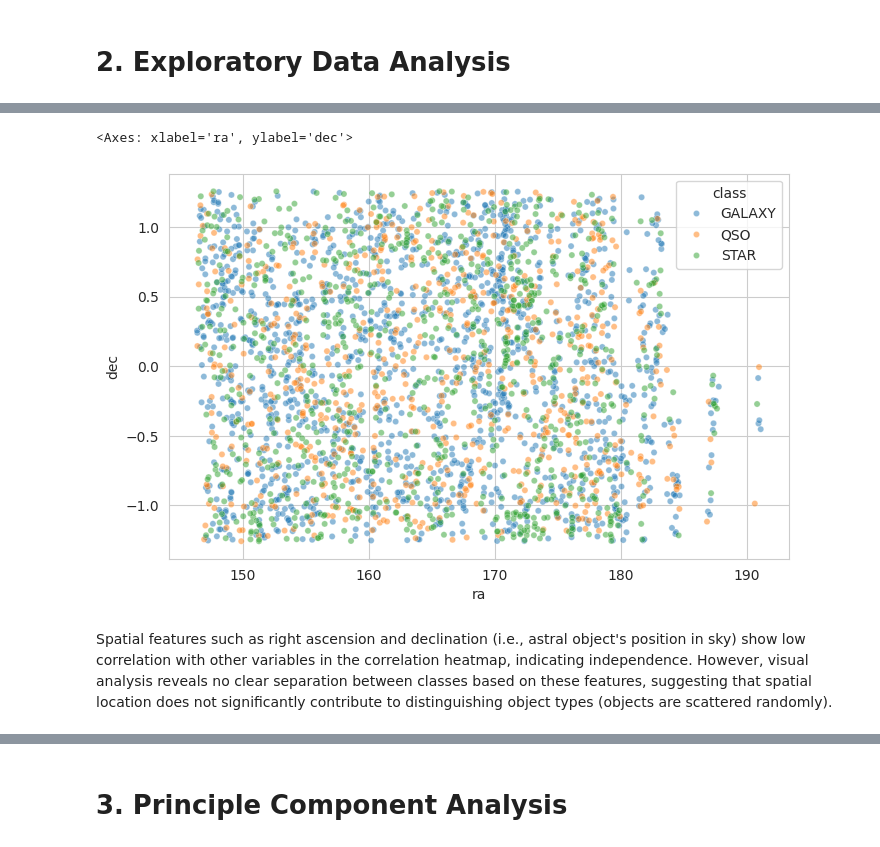
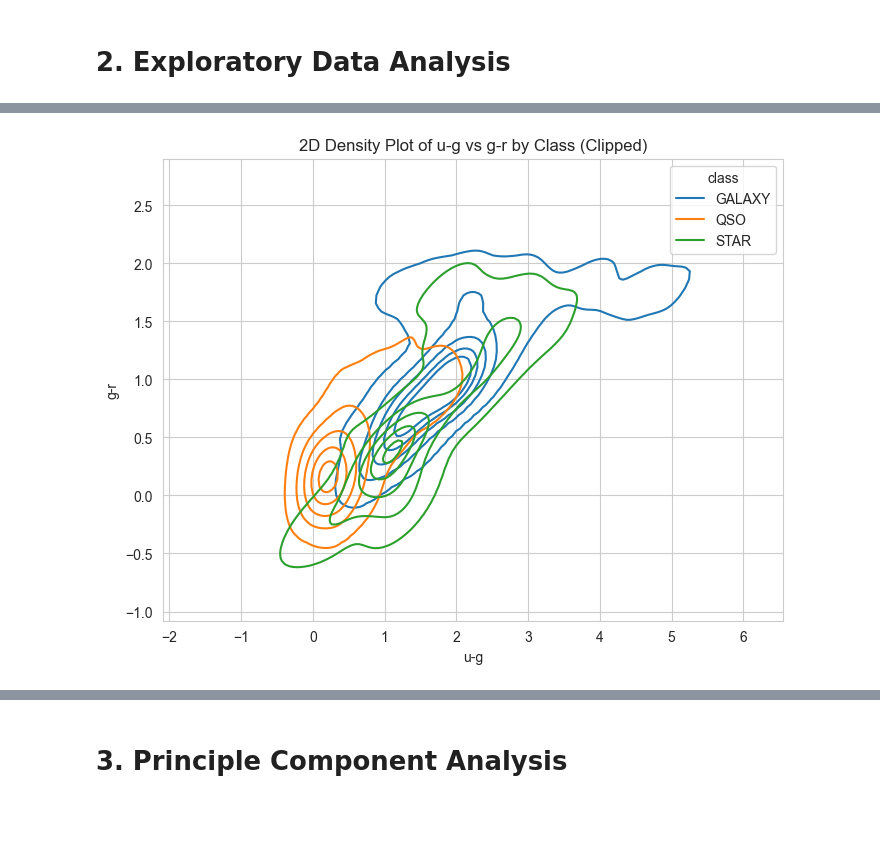
Before and after one commit to mkim123/Astral-Classification, a Jupyter notebook: Data Cleaning & EDA.ipynb, the cells around one changed output, grey strips where cells are left out. Cells and saved outputs as stored; diff of their text form; code cells hidden in the pictures; blank space fills up the shorter version.

```diff
--- a/Data Cleaning & EDA.ipynb
+++ b/Data Cleaning & EDA.ipynb
@@ -16,8 +16,12 @@ plt.rcParams["figure.figsize"] = (8, 5)
 # %% [markdown]
 # **1. Data Cleaning**
 # %%
-df = pd.read_csv("star-galaxy-quasar.csv", sep=",", skiprows=1)
+df = pd.read_csv("../../data/star-galaxy-quasar.csv", sep=",", skiprows=1)
 display(df.head())
+print(df.shape)
+
+# Remove missing value placeholders (-9999)
+df = df[(df[["u", "g", "r", "i", "z"]] > -1000).all(axis=1)]
 # %% [output]
 |  | objid | ra | dec | u | g | r | i | z | class | redshift |
 | 0 | 1237654669735231608 | 149.142428 | -0.372420 | 19.76743 | 17.87560 | 16.90248 | 16.45606 | 16.12213 | GALAXY | 0.091934 |
@@ -131,16 +156,31 @@ On the other hand, spatial features (ra, dec, redshift) are mostly independent,
 # %%
-## Check significance of ra & dec
-df_plot = df1.copy()
-df_plot["class"] = real_y.values
-
 # Group by "class" (stop class frm becoming idx col) -> Randomly sample up to 1500 rows per group
 sample_df = df_plot.groupby("class", group_keys=False).apply(
     lambda x: x.sample(min(len(x), 1500), random_state=42)
 )
-sns.scatterplot(data=sample_df, x="ra", y="dec",
-                hue="class", alpha=0.5, s=20)
+x_low, x_high = df_plot["u_g"].quantile([0.01, 0.99])
+y_low, y_high = df_plot["g_r"].quantile([0.01, 0.99])
+
+x_range = x_high - x_low
+y_range = y_high - y_low
+
+plt.figure(figsize=(8,6))
+
+sns.kdeplot(
+    data=sample_df,
+    x="u_g",
+    y="g_r",
+    hue="class",
+    levels=6,
+    fill=False
+)
+
+plt.xlim(x_low - 0.5*x_range, x_high + 0.5*x_range)
+plt.ylim(y_low - 0.5*y_range, y_high + 0.5*y_range)
+
+plt.title("2D Density Plot of u-g vs g-r by Class (Clipped)")
+plt.xlabel("u-g")
+plt.ylabel("g-r")
+plt.show()
 # %% [output]
-<Axes: xlabel='ra', ylabel='dec'>
-[figure, old version]
+[figure, new version]
-# %% [markdown]
-Spatial features such as right ascension and declination (i.e., astral object's position in sky) show low correlation with other variables in the correlation heatmap, indicating independence. However, visual analysis reveals no clear separation between classes based on these features, suggesting that spatial location does not significantly contribute to distinguishing object types (objects are scattered randomly).
```
Also changed, not shown: parts of 22 cells of this notebook.
